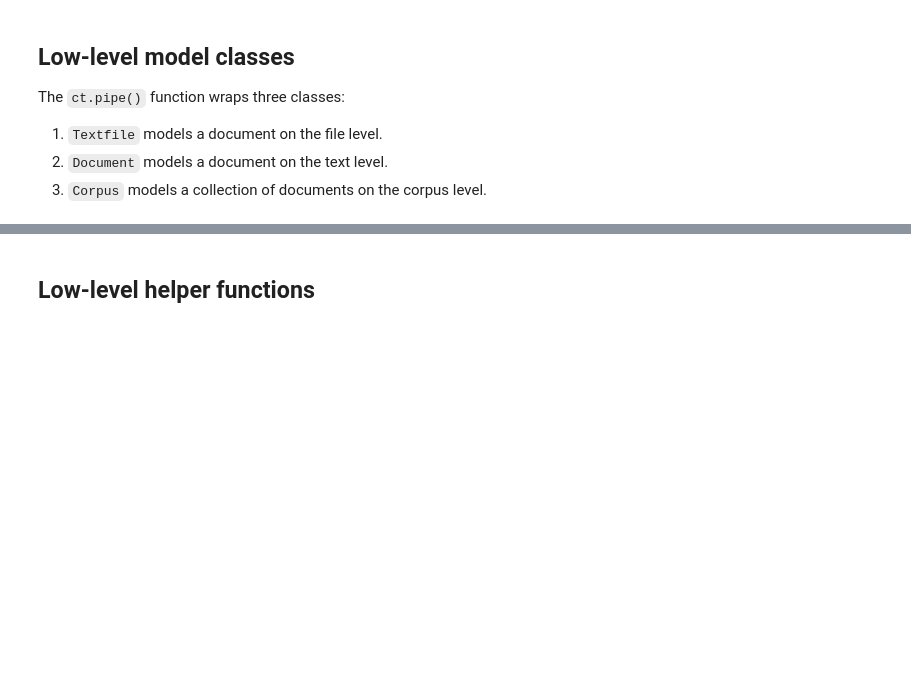
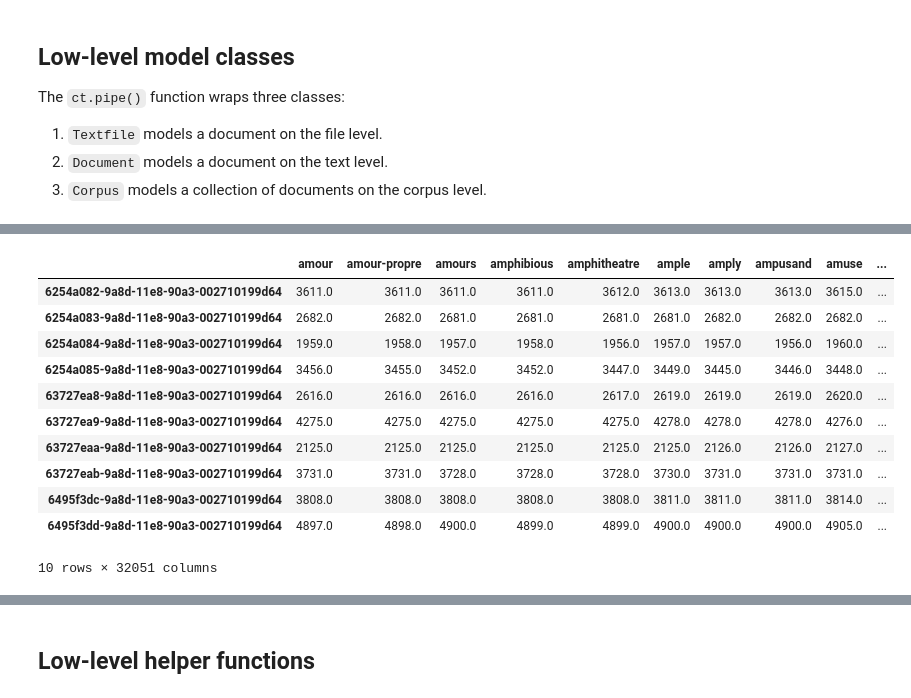
Before and after one commit to cophi-wue/cophi-toolbox, a Jupyter notebook: src/API.ipynb, the cells around one changed output, grey strips where cells are left out. Drawn from its saved outputs; the diff is of its cells as text; code cells hidden in the pictures; blank space fills up the shorter version.

```diff
--- a/src/API.ipynb
+++ b/src/API.ipynb
@@ -216,0 +340,15 @@ The `ct.pipe()` function wraps three classes:
+# %%
+tokens.dropna(axis=1)
+# %% [output]
+|  | amour | amour-propre | amours | amphibious | amphitheatre | ample | amply | ampusand | amuse | ... |
+| 6254a082-9a8d-11e8-90a3-002710199d64 | 3611.0 | 3611.0 | 3611.0 | 3611.0 | 3612.0 | 3613.0 | 3613.0 | 3613.0 | 3615.0 | ... |
+| 6254a083-9a8d-11e8-90a3-002710199d64 | 2682.0 | 2682.0 | 2681.0 | 2681.0 | 2681.0 | 2681.0 | 2682.0 | 2682.0 | 2682.0 | ... |
+| 6254a084-9a8d-11e8-90a3-002710199d64 | 1959.0 | 1958.0 | 1957.0 | 1958.0 | 1956.0 | 1957.0 | 1957.0 | 1956.0 | 1960.0 | ... |
+| 6254a085-9a8d-11e8-90a3-002710199d64 | 3456.0 | 3455.0 | 3452.0 | 3452.0 | 3447.0 | 3449.0 | 3445.0 | 3446.0 | 3448.0 | ... |
+| 63727ea8-9a8d-11e8-90a3-002710199d64 | 2616.0 | 2616.0 | 2616.0 | 2616.0 | 2617.0 | 2619.0 | 2619.0 | 2619.0 | 2620.0 | ... |
+| 63727ea9-9a8d-11e8-90a3-002710199d64 | 4275.0 | 4275.0 | 4275.0 | 4275.0 | 4275.0 | 4278.0 | 4278.0 | 4278.0 | 4276.0 | ... |
+| 63727eaa-9a8d-11e8-90a3-002710199d64 | 2125.0 | 2125.0 | 2125.0 | 2125.0 | 2125.0 | 2125.0 | 2126.0 | 2126.0 | 2127.0 | ... |
+| 63727eab-9a8d-11e8-90a3-002710199d64 | 3731.0 | 3731.0 | 3728.0 | 3728.0 | 3728.0 | 3730.0 | 3731.0 | 3731.0 | 3731.0 | ... |
+| 6495f3dc-9a8d-11e8-90a3-002710199d64 | 3808.0 | 3808.0 | 3808.0 | 3808.0 | 3808.0 | 3811.0 | 3811.0 | 3811.0 | 3814.0 | ... |
+| 6495f3dd-9a8d-11e8-90a3-002710199d64 | 4897.0 | 4898.0 | 4900.0 | 4899.0 | 4899.0 | 4900.0 | 4900.0 | 4900.0 | 4905.0 | ... |
+10 rows × 32051 columns
```
Also changed, not shown: parts of 31 cells of this notebook.
